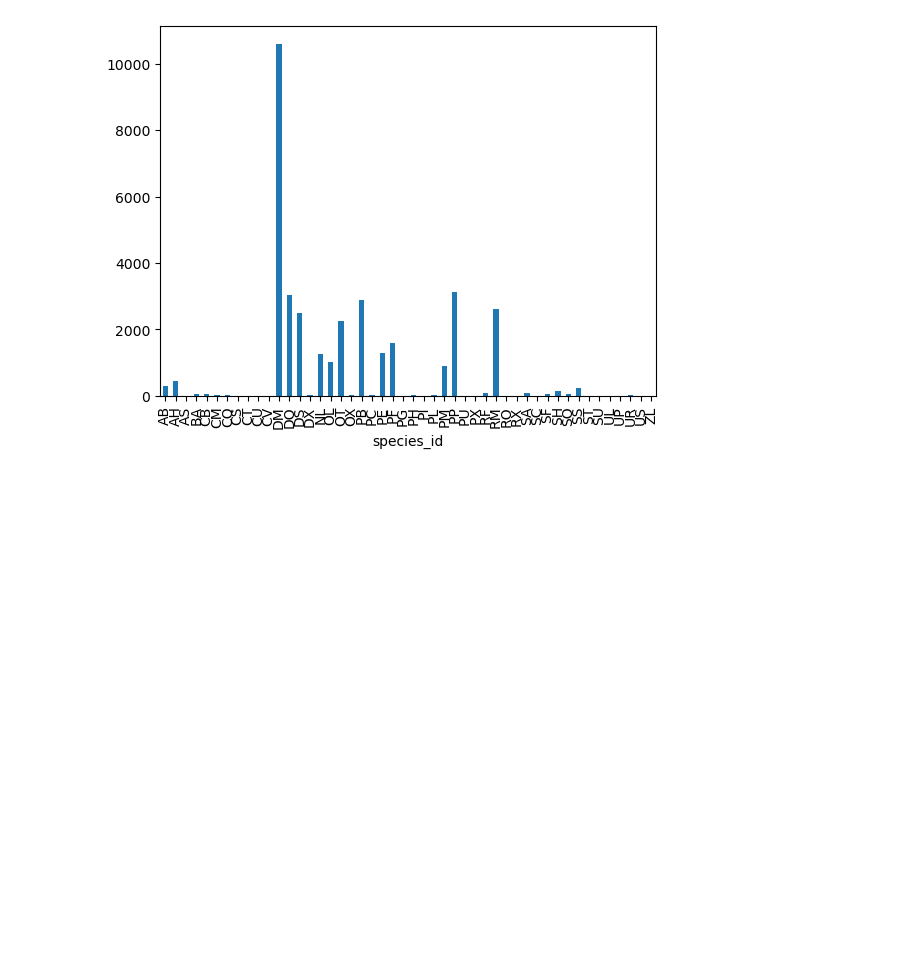
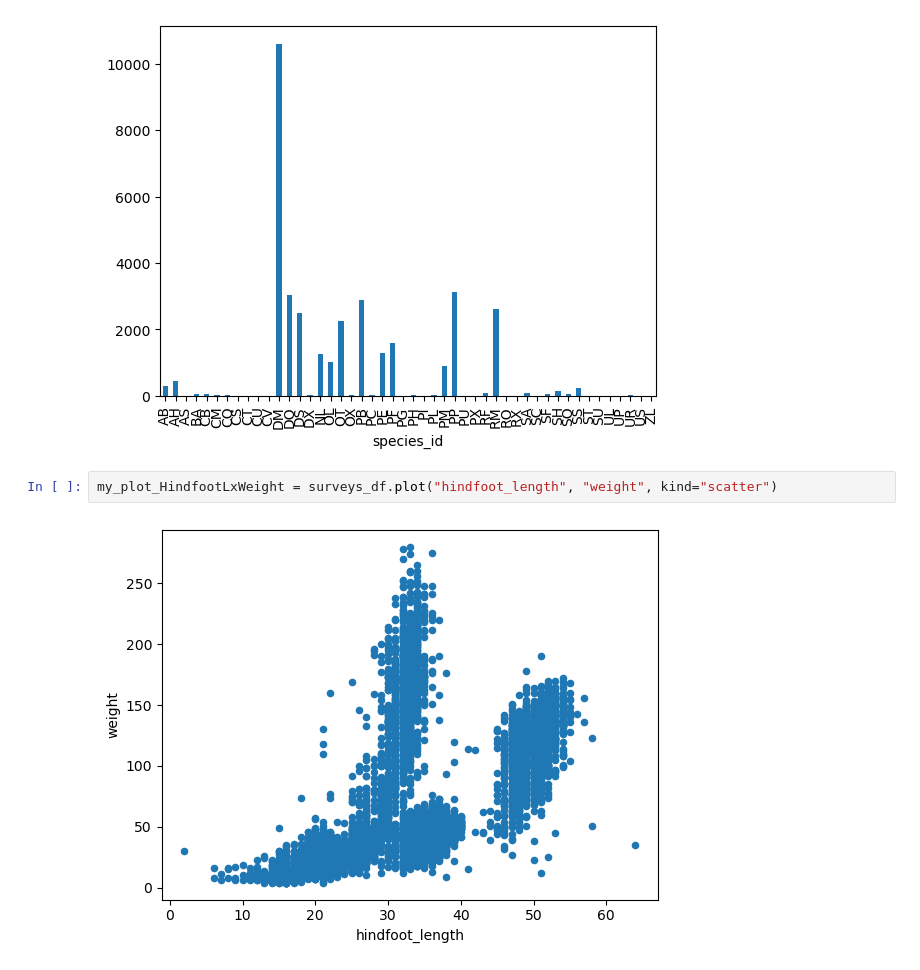
Before and after one commit to amyye04/praccomp2026, a Jupyter notebook: praccomp2026.ipynb, the cells around one changed output. Saved outputs shown, nothing was run; the diff lists cells and outputs as text; blank space fills up the shorter version.

```diff
--- a/praccomp2026.ipynb
+++ b/praccomp2026.ipynb
@@ -374,3 +375,7 @@ species_counts.plot(kind='bar')
 # %% [output]
 <Axes: xlabel='species_id'>
 [figure]
+# %%
+my_plot_HindfootLxWeight = surveys_df.plot("hindfoot_length", "weight", kind="scatter")
+# %% [output]
+[figure, added]
```
Also changed, not shown: parts of 14 cells of this notebook.
